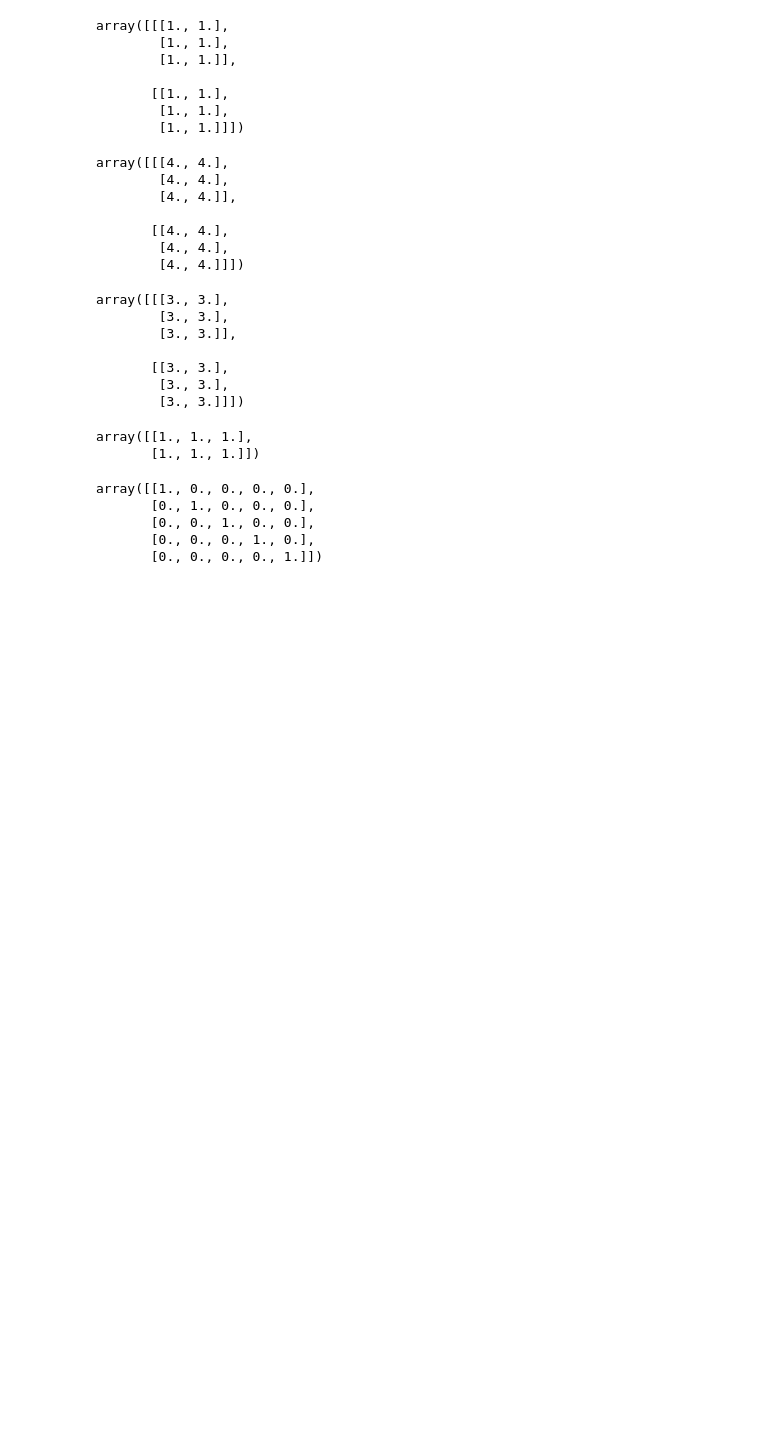
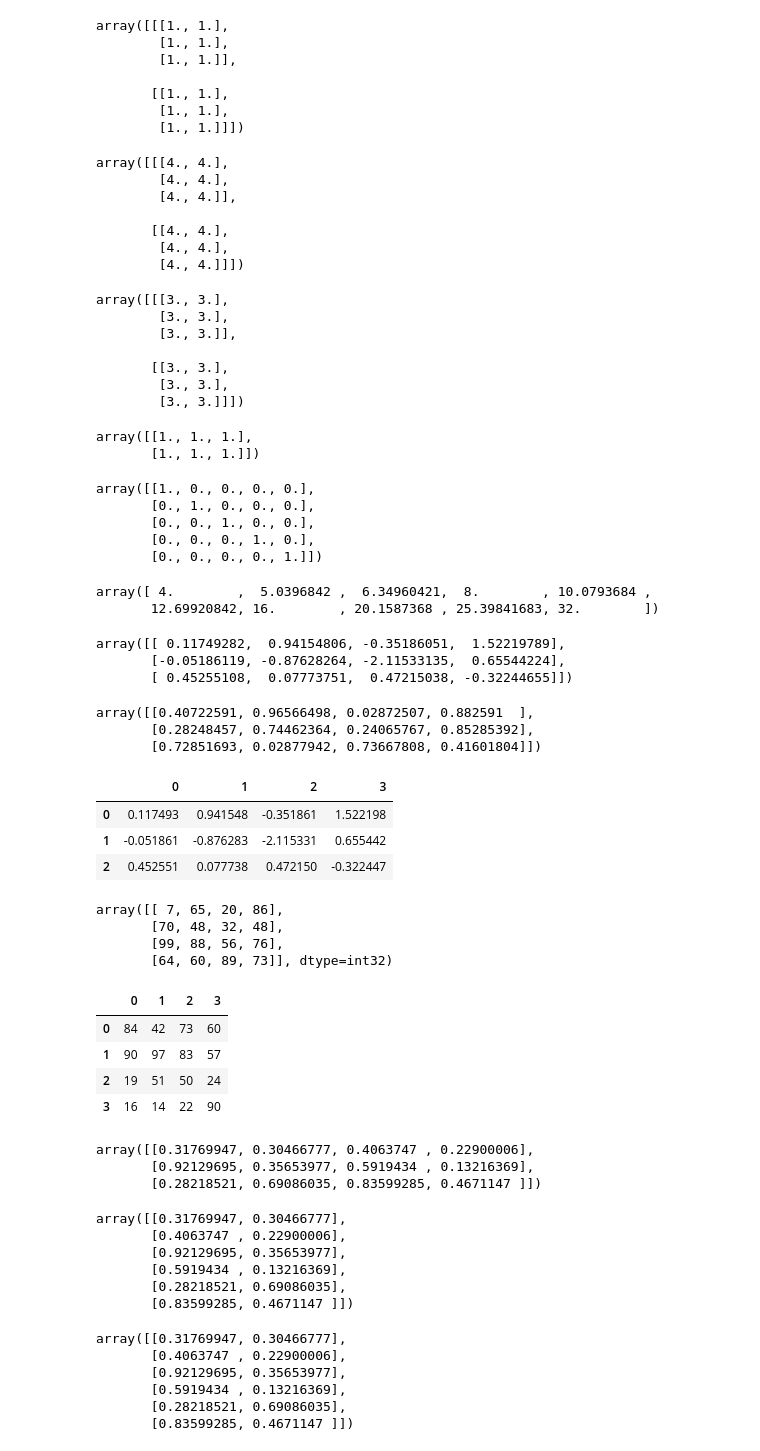
Before and after one commit to VIRENDRA-18/Python, a Jupyter notebook: Numpy Part-1.ipynb, the cells around one changed output. Cells and saved outputs as stored; diff of their text form; code cells hidden in the pictures; blank space fills up the shorter version.

Commit message:
learn some array creating using methodh and function

```diff
--- a/Numpy Part-1.ipynb
+++ b/Numpy Part-1.ipynb
@@ -358,3 +358,8 @@ array([[1., 0., 0., 0., 0.],
        [0., 0., 1., 0., 0.],
        [0., 0., 0., 1., 0.],
        [0., 0., 0., 0., 1.]])
+# %%
+np.logspace(2,5,10, base = 2)
+# %% [output]
+array([ 4.        ,  5.0396842 ,  6.34960421,  8.        , 10.0793684 ,
+       12.69920842, 16.        , 20.1587368 , 25.39841683, 32.        ])
@@ -360,0 +368,12 @@ array([[1., 0., 0., 0., 0.],
+# %%
+arr
+# %% [output]
+array([[ 0.11749282,  0.94154806, -0.35186051,  1.52219789],
+       [-0.05186119, -0.87628264, -2.11533135,  0.65544224],
+       [ 0.45255108,  0.07773751,  0.47215038, -0.32244655]])
+# %%
+np.random.rand(3,4)
+# %% [output]
+array([[0.40722591, 0.96566498, 0.02872507, 0.882591  ],
+       [0.28248457, 0.74462364, 0.24065767, 0.85285392],
+       [0.72851693, 0.02877942, 0.73667808, 0.41601804]])
@@ -360,0 +382,24 @@ array([[1., 0., 0., 0., 0.],
+# %%
+pd.DataFrame(arr)
+# %% [output]
+|  | 0 | 1 | 2 | 3 |
+| 0 | 0.117493 | 0.941548 | -0.351861 | 1.522198 |
+| 1 | -0.051861 | -0.876283 | -2.115331 | 0.655442 |
+| 2 | 0.452551 | 0.077738 | 0.472150 | -0.322447 |
+# %%
+np.random.randint(1,100, (4,4))
+# %% [output]
+array([[ 7, 65, 20, 86],
+       [70, 48, 32, 48],
+       [99, 88, 56, 76],
+       [64, 60, 89, 73]], dtype=int32)
+# %%
+arr1 = np.random.randint(1,100, (4,4))
+# %%
+pd.DataFrame(arr1)
+# %% [output]
+|  | 0 | 1 | 2 | 3 |
+| 0 | 84 | 42 | 73 | 60 |
+| 1 | 90 | 97 | 83 | 57 |
+| 2 | 19 | 51 | 50 | 24 |
+| 3 | 16 | 14 | 22 | 90 |
@@ -360,0 +410,24 @@ array([[1., 0., 0., 0., 0.],
+# %%
+arr
+# %% [output]
+array([[0.31769947, 0.30466777, 0.4063747 , 0.22900006],
+       [0.92129695, 0.35653977, 0.5919434 , 0.13216369],
+       [0.28218521, 0.69086035, 0.83599285, 0.4671147 ]])
+# %%
+arr.reshape(6,2)
+# %% [output]
+array([[0.31769947, 0.30466777],
+       [0.4063747 , 0.22900006],
+       [0.92129695, 0.35653977],
+       [0.5919434 , 0.13216369],
+       [0.28218521, 0.69086035],
+       [0.83599285, 0.4671147 ]])
+# %%
+arr.reshape(6,-1)
+# %% [output]
+array([[0.31769947, 0.30466777],
+       [0.4063747 , 0.22900006],
+       [0.92129695, 0.35653977],
+       [0.5919434 , 0.13216369],
+       [0.28218521, 0.69086035],
+       [0.83599285, 0.4671147 ]])
```
Also changed, not shown: parts of 43 cells of this notebook, 1 other file.
